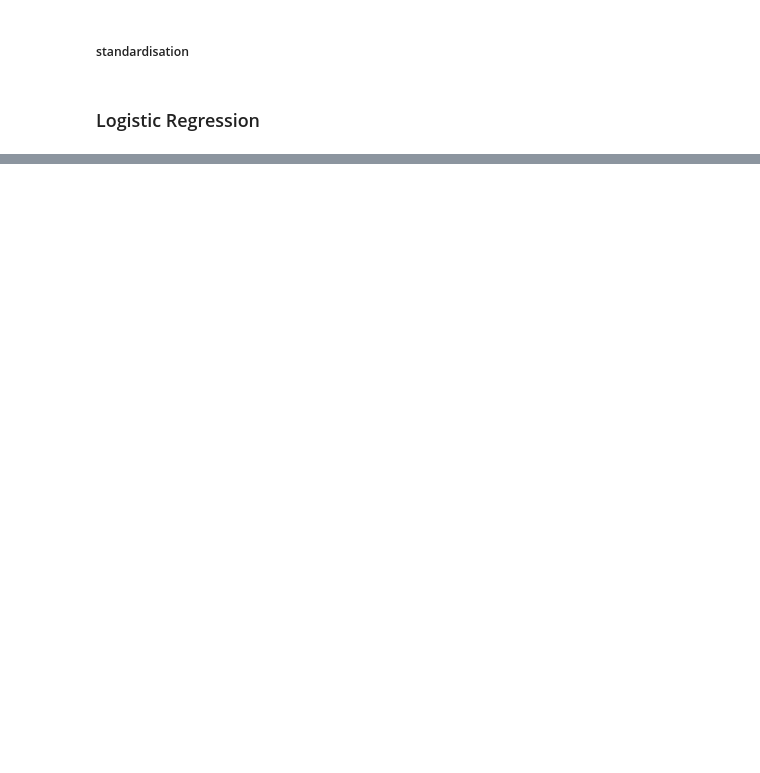
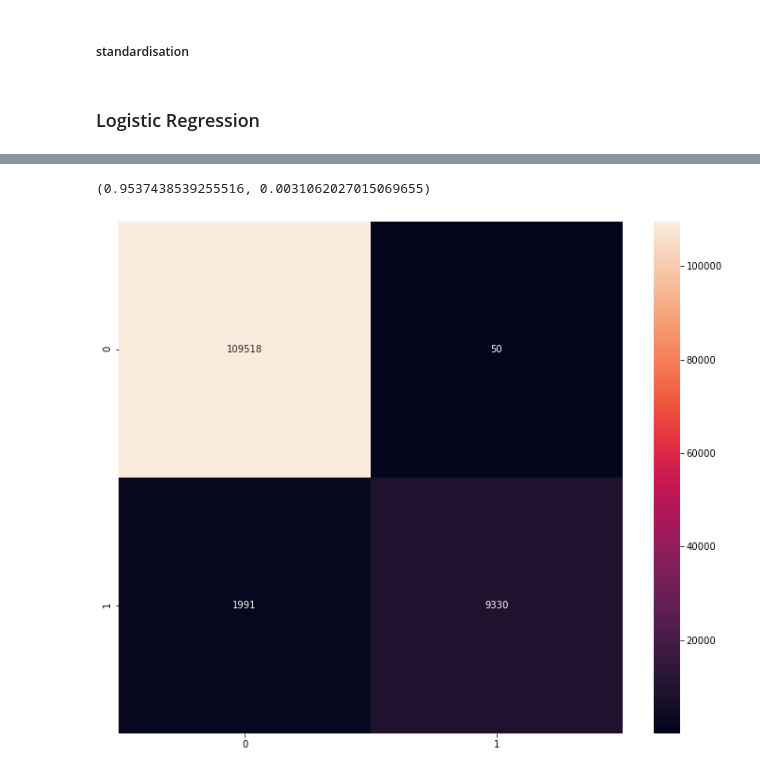
Before and after one commit to thefifthagreement/jedha-fs-s4-project, a Jupyter notebook: fraud_detection_ml.ipynb, the cells around one changed output, grey strips where cells are left out. Drawn from its saved outputs; the diff is of its cells as text; code cells hidden in the pictures; blank space fills up the shorter version.

Commit message:
avancement projet S4
Random forest

```diff
--- a/fraud_detection_ml.ipynb
+++ b/fraud_detection_ml.ipynb
@@ -231,0 +244,7 @@ plt.show()
+# %%
+%%notify
+param_grid = {"n_estimators": [10, 100], "max_depth": [10, 20]}
+
+search = (GridSearchCV(RandomForestClassifier(n_jobs=-1, class_weight={0:1, 1:10}), param_grid=param_grid, scoring="recall", cv=10, n_jobs=-1)
+          .fit(X_train, y_train.squeeze()))
+search.best_params_
@@ -231,0 +254,18 @@ plt.show()
+# %%
+rf_clf = search.best_estimator_
+# %%
+scores = cross_val_score(rf_clf, X_test, y_test, cv=10, n_jobs=-1)
+scores.mean(), scores.std()
+# %% [output]
+(0.9537438539255516, 0.0031062027015069655)
+# %%
+y_pred = rf_clf.predict(X_train)
+cm = confusion_matrix(y_train, y_pred)
+
+fig, ax = plt.subplots(figsize=(12, 10))
+
+sns.heatmap(cm, annot=True, ax=ax, fmt="d");
+
+plt.show()
+# %% [output]
+[figure, added]
```
Also changed, not shown: parts of 16 cells of this notebook.
